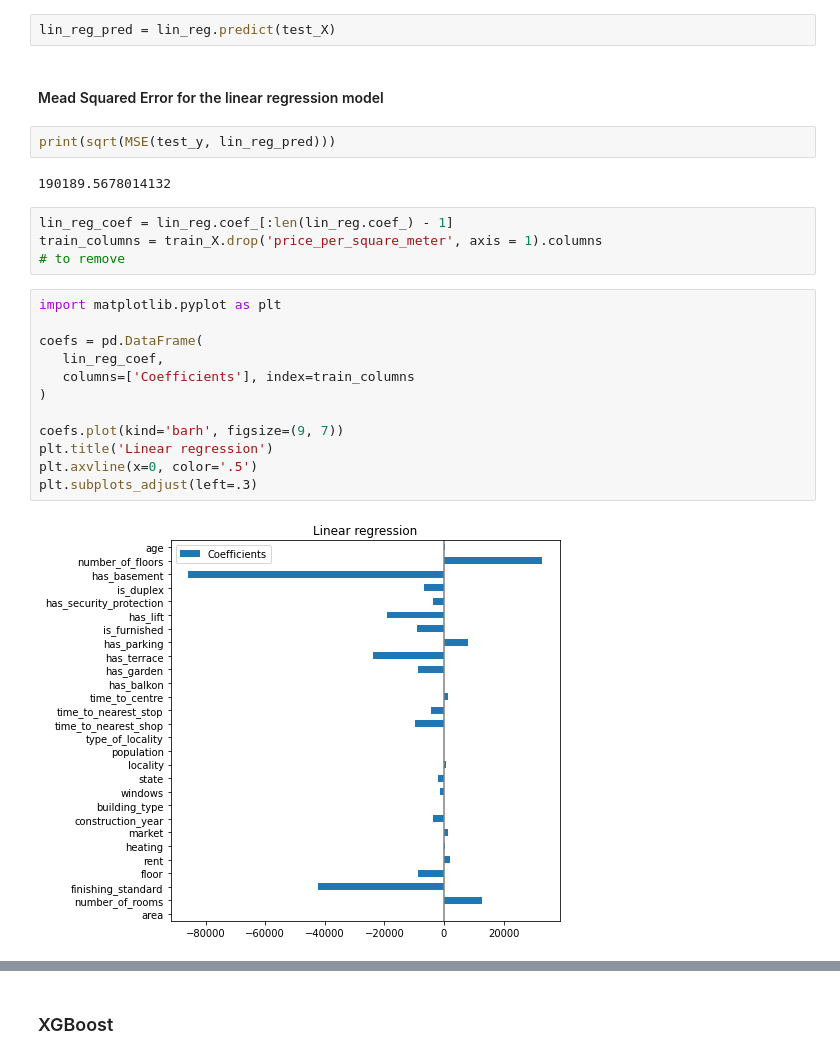
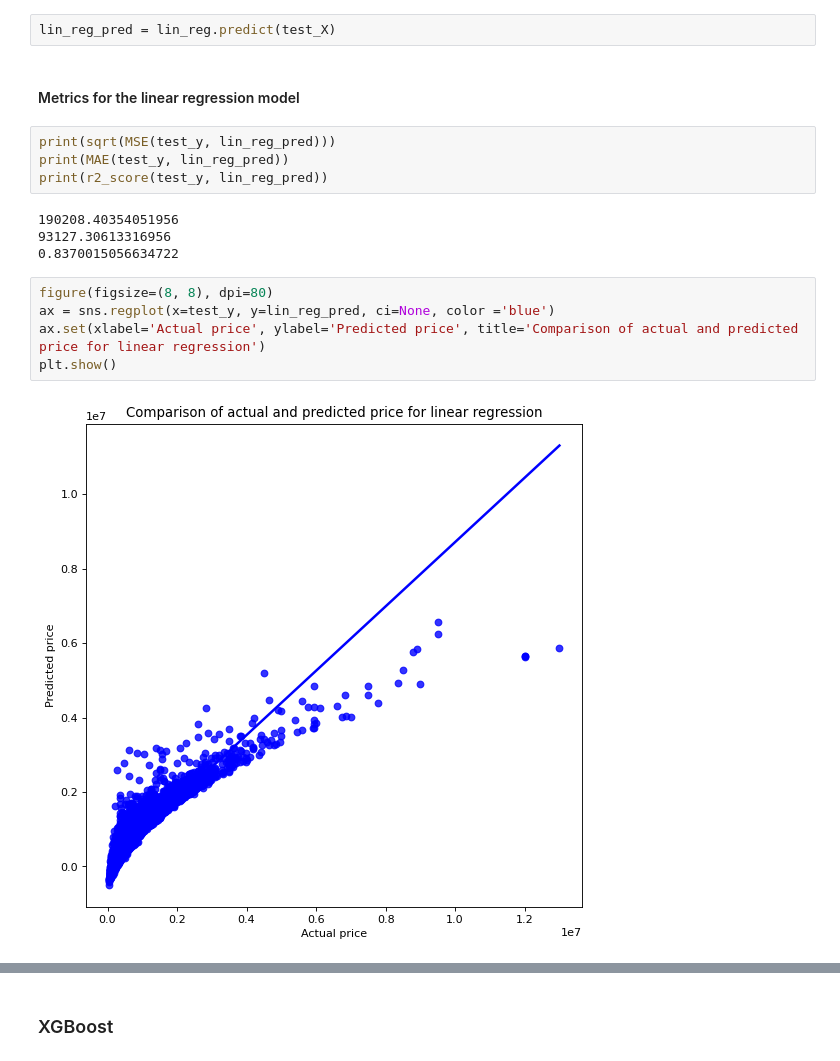
Before and after one commit to KlaudiaK1/RealEstatePricePrediction, a Jupyter notebook: models/machine_learning_models_flats.ipynb, the cells around one changed output, grey strips where cells are left out. Cells and saved outputs as stored; diff of their text form.

```diff
--- a/models/machine_learning_models_flats.ipynb
+++ b/models/machine_learning_models_flats.ipynb
@@ -47,26 +44,19 @@ LinearRegression()
 # %%
 lin_reg_pred = lin_reg.predict(test_X)
 # %% [markdown]
-#### Mead Squared Error for the linear regression model
+#### Metrics for the linear regression model
 # %%
 print(sqrt(MSE(test_y, lin_reg_pred)))
+print(MAE(test_y, lin_reg_pred))
+print(r2_score(test_y, lin_reg_pred))
 # %% [output]
-190189.5678014132
+190208.40354051956
+93127.30613316956
+0.8370015056634722
-# %%
-lin_reg_coef = lin_reg.coef_[:len(lin_reg.coef_) - 1]
-train_columns = train_X.drop('price_per_square_meter', axis = 1).columns
-# to remove
-# %%
-import matplotlib.pyplot as plt
-
-coefs = pd.DataFrame(
-   lin_reg_coef,
-   columns=['Coefficients'], index=train_columns
-)
-
-coefs.plot(kind='barh', figsize=(9, 7))
-plt.title('Linear regression')
-plt.axvline(x=0, color='.5')
-plt.subplots_adjust(left=.3)
-# %% [output]
-[figure, removed]
+# %%
+figure(figsize=(8, 8), dpi=80)
+ax = sns.regplot(x=test_y, y=lin_reg_pred, ci=None, color ='blue')
+ax.set(xlabel='Actual price', ylabel='Predicted price', title='Comparison of actual and predicted price for linear regression')
+plt.show()
+# %% [output]
+[figure, added]
```
Also changed, not shown: parts of 31 cells of this notebook.
